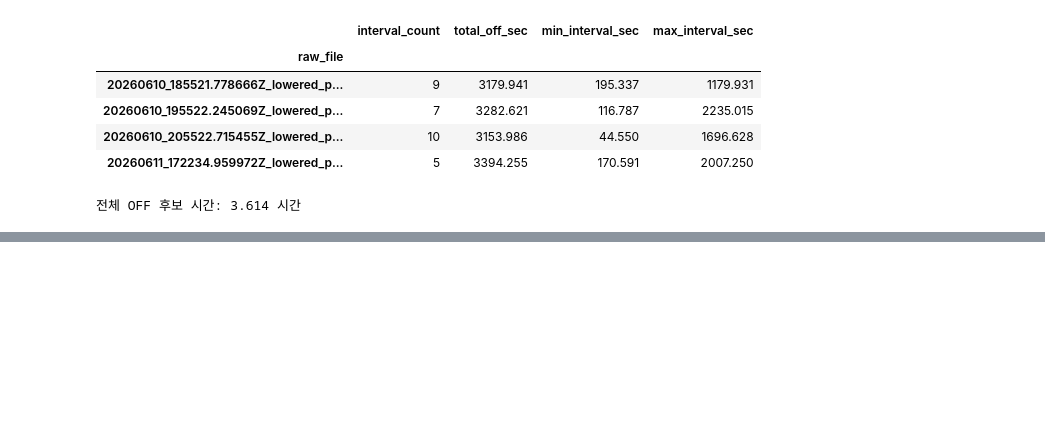
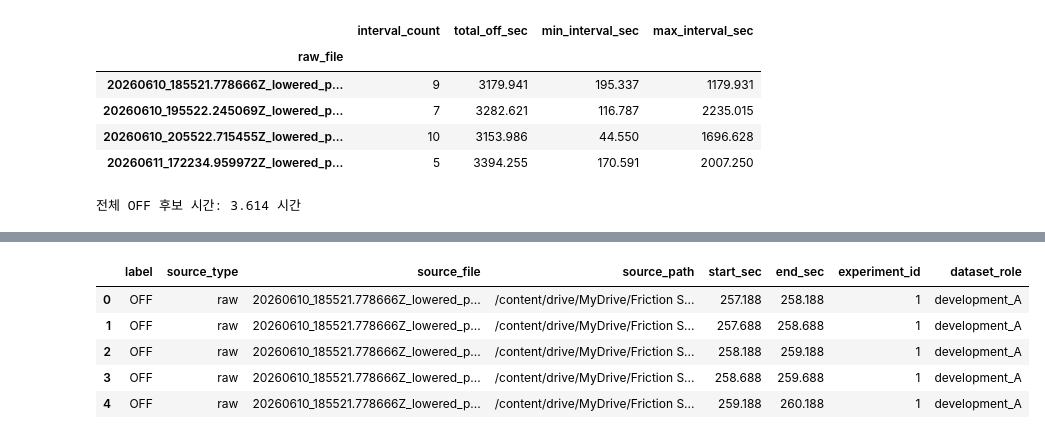
Before and after one commit to tnwlvos/Purdue-AI-education-Muchine-Learning-, a Jupyter notebook: PurdueAI_Final_project.ipynb, the cells around one changed output, grey strips where cells are left out. Cells and saved outputs as stored; diff of their text form; code cells hidden in the pictures; blank space fills up the shorter version.

```diff
--- a/PurdueAI_Final_project.ipynb
+++ b/PurdueAI_Final_project.ipynb
@@ -1566,0 +1764,93 @@ OFF 후보 구간 수: 31
+# %%
+WINDOW_SECONDS = 1.0
+HOP_SECONDS = 0.5
+
+window_records = []
+
+
+# ON 윈도우
+for experiment_id in range(1, 28):
+    segment_path = (
+        SEGMENT_DIR / f"{experiment_id}.wav"
+    )
+
+    segment_duration = sf.info(
+        str(segment_path)
+    ).duration
+
+    dataset_role = role_map[experiment_id]
+
+    window_starts = np.arange(
+        0.0,
+        segment_duration - WINDOW_SECONDS + 1e-9,
+        HOP_SECONDS,
+    )
+
+    for start_sec in window_starts:
+        window_records.append({
+            "label": "ON",
+            "source_type": "segment",
+            "source_file": segment_path.name,
+            "source_path": str(segment_path),
+            "start_sec": float(start_sec),
+            "end_sec": float(
+                start_sec + WINDOW_SECONDS
+            ),
+            "experiment_id": experiment_id,
+            "dataset_role": dataset_role,
+        })
+
+
+# OFF 윈도우
+raw_path_map = {
+    path.name: path
+    for path in raw_files
+}
+
+for _, off_row in selected_off_intervals.iterrows():
+    window_starts = np.arange(
+        off_row["start_sec"],
+        off_row["end_sec"] - WINDOW_SECONDS + 1e-9,
+        HOP_SECONDS,
+    )
+
+    for start_sec in window_starts:
+        window_records.append({
+            "label": "OFF",
+            "source_type": "raw",
+            "source_file": off_row["raw_file"],
+            "source_path": str(
+                raw_path_map[off_row["raw_file"]]
+            ),
+            "start_sec": float(start_sec),
+            "end_sec": float(
+                start_sec + WINDOW_SECONDS
+            ),
+            "experiment_id": int(
+                off_row["source_experiment_id"]
+            ),
+            "dataset_role": off_row["dataset_role"],
+        })
+
+
+window_manifest = (
+    pd.DataFrame(window_records)
+    .sort_values(
+        [
+            "dataset_role",
+            "experiment_id",
+            "label",
+            "start_sec",
+        ]
+    )
+    .reset_index(drop=True)
+)
+
+display(window_manifest.head())
+# %% [output]
+|  | label | source_type | source_file | source_path | start_sec | end_sec | experiment_id | dataset_role |
+| 0 | OFF | raw | 20260610_185521.778666Z_lowered_p... | /content/drive/MyDrive/Friction S... | 257.188 | 258.188 | 1 | development_A |
+| 1 | OFF | raw | 20260610_185521.778666Z_lowered_p... | /content/drive/MyDrive/Friction S... | 257.688 | 258.688 | 1 | development_A |
+| 2 | OFF | raw | 20260610_185521.778666Z_lowered_p... | /content/drive/MyDrive/Friction S... | 258.188 | 259.188 | 1 | development_A |
+| 3 | OFF | raw | 20260610_185521.778666Z_lowered_p... | /content/drive/MyDrive/Friction S... | 258.688 | 259.688 | 1 | development_A |
+| 4 | OFF | raw | 20260610_185521.778666Z_lowered_p... | /content/drive/MyDrive/Friction S... | 259.188 | 260.188 | 1 | development_A |
```
Also changed, not shown: parts of 14 cells of this notebook.
